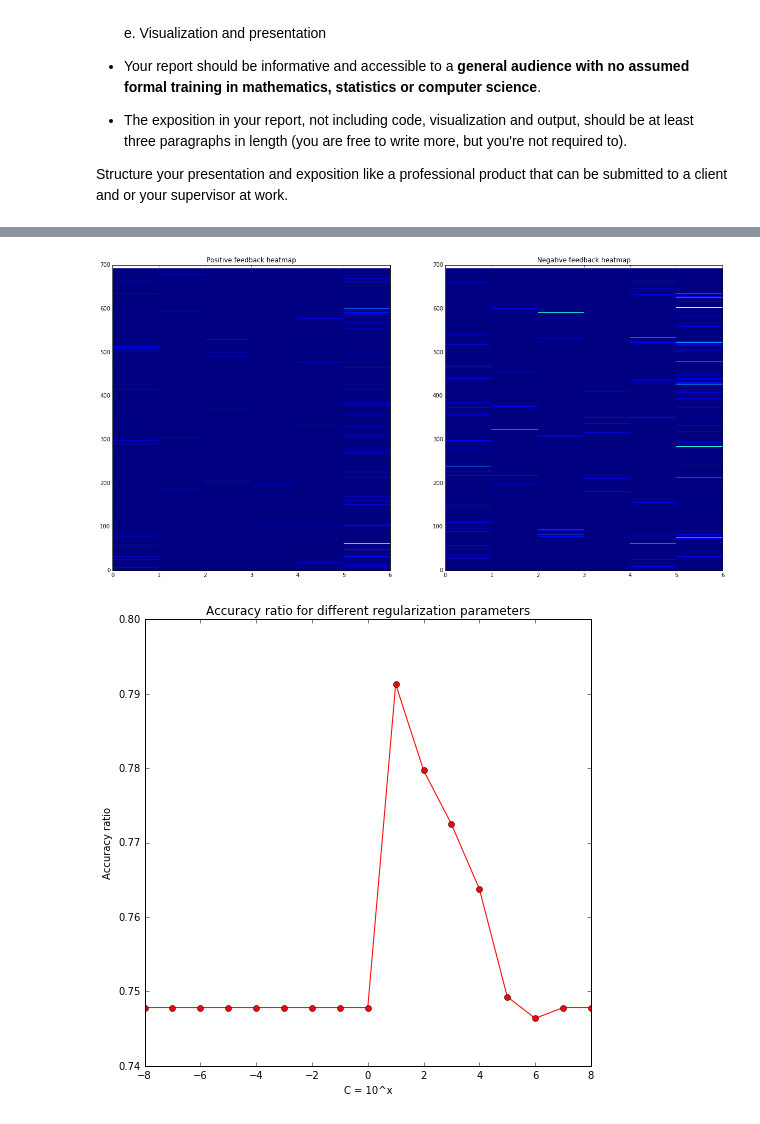
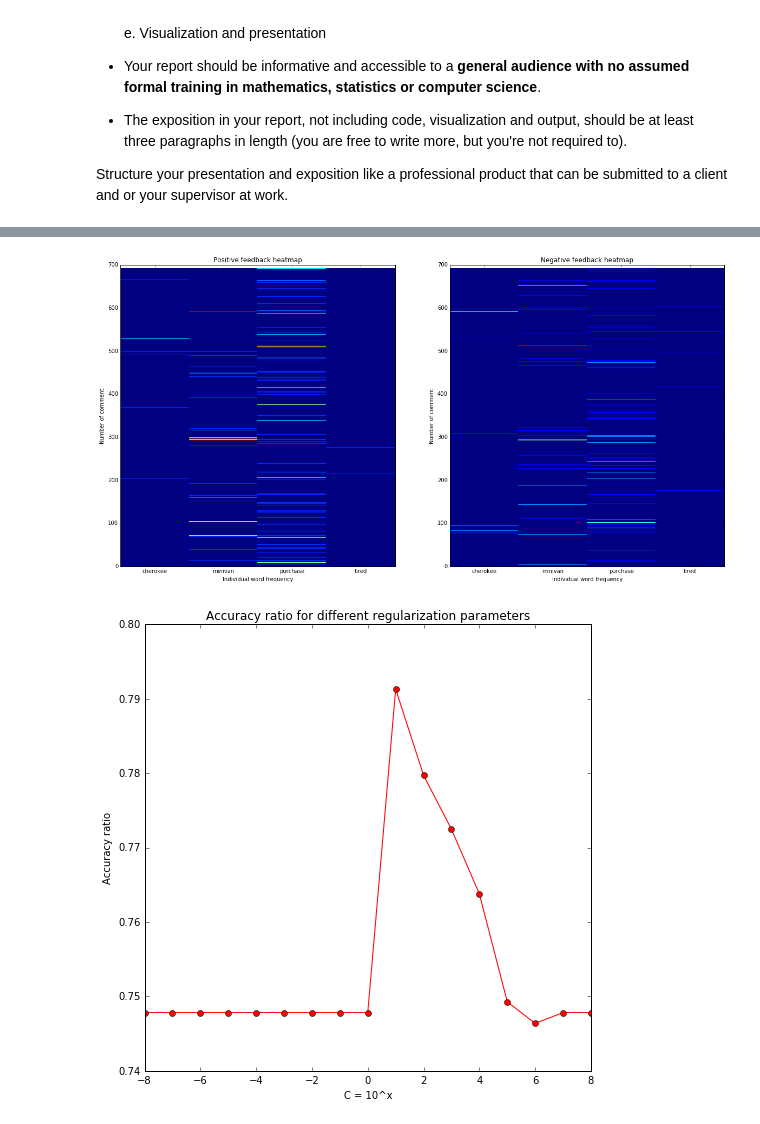
Before and after one commit to alokkshukla/cs109-2, a Jupyter notebook: HW5/Bassily_Hany_cse109a_HW5.ipynb, the cells around one changed output, grey strips where cells are left out. Saved outputs shown, nothing was run; the diff lists cells and outputs as text; code cells hidden in the pictures.

```diff
--- a/HW5/Bassily_Hany_cse109a_HW5.ipynb
+++ b/HW5/Bassily_Hany_cse109a_HW5.ipynb
@@ -795,36 +812,47 @@ features_text = vectorizer.get_feature_names()
 # %%
 # Features preprocessing:
 # -----------------------
 
 # Features split into the two class data
 positive = x[raw['class'].values != 'Neg' ]
 negative = x[raw['class'].values == 'Neg']
 
 ## features visualization
 
 # number of features selected for visualization
-n = 5
+n = 4
 
 # feature selection boundaries
-start = 581
-stop  = start + n + 1
+select = np.array([583 , 1825, 2240 , 2950])
 
 # build a heatmap figure
 fig = plt.figure (figsize = (20,10))
+ind = np.arange(n)
+width = 0.5
 
 # for positive reviews
 ax1 = fig.add_subplot(1,2,1)
-ax1.pcolor(positive[: , start: stop])
+ax1.pcolor(positive[: , select])
 ax1.set_title('Positive feedback heatmap')
+ax1.set_xlabel('Individual word frequency')
+ax1.set_ylabel('Number of comment')
+ax1.set_xticks(ind + width)
+ax1.set_xticklabels((features_text[select[0]] , features_text[select[1]] , features_text[select[2]] ,
+                    features_text[select[3]]))
 
 # for negative reviews
 ax2 = fig.add_subplot(1,2,2)
-ax2.pcolor(negative[: , start:stop ])
+ax2.pcolor(negative[: , select ])
 ax2.set_title('Negative feedback heatmap')
+ax2.set_xlabel('Individual word frequency')
+ax2.set_ylabel('Number of comment')
+ax2.set_xticks(ind + width)
+ax2.set_xticklabels((features_text[select[0]] , features_text[select[1]] , features_text[select[2]] ,
+                    features_text[select[3]]))
 
 plt.show()
 # %% [output]
-[figure, old version]
+[figure, new version]
 # %%
 # Prepare the data into training and test:
 # ---------------------------------------
```
Also changed, not shown: parts of 9 cells of this notebook, 3 other files.
